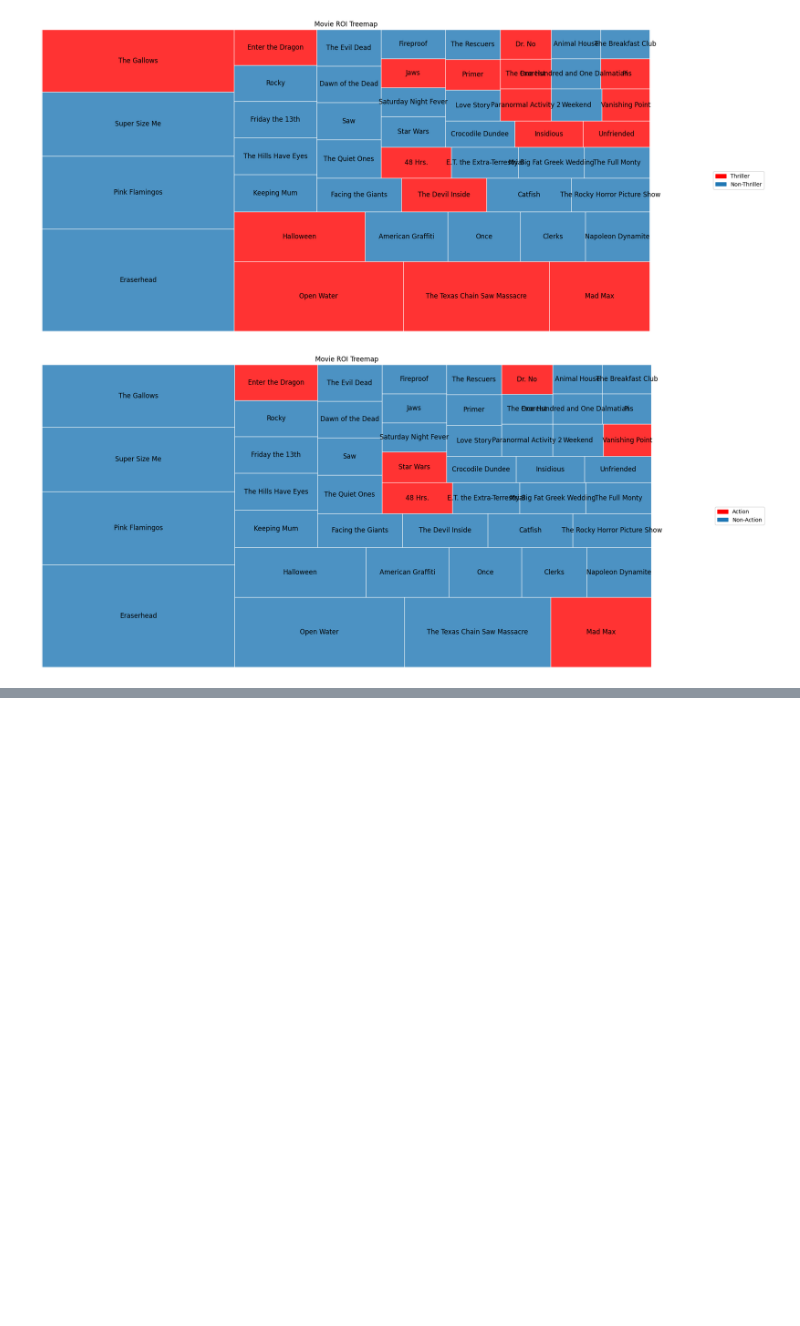
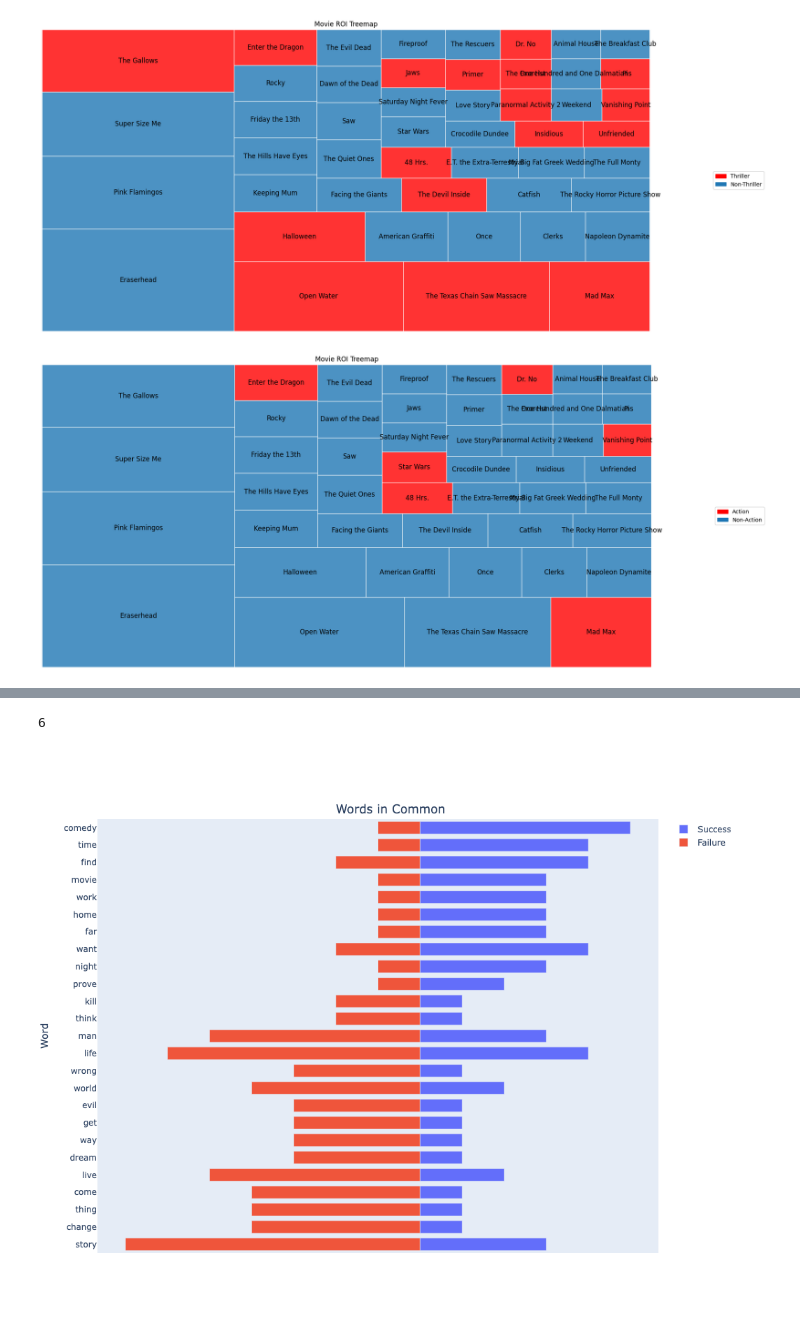
Before and after one commit to canxiu-zhang/ML_YUniv, a Jupyter notebook: ml_1010/ind_projects/ind1_Movie_ROI_visulization.ipynb, the cells around one changed output, grey strips where cells are left out. Cells and saved outputs as stored; diff of their text form; code cells hidden in the pictures; blank space fills up the shorter version.

```diff
--- a/ml_1010/ind_projects/ind1_Movie_ROI_visulization.ipynb
+++ b/ml_1010/ind_projects/ind1_Movie_ROI_visulization.ipynb
@@ -529,0 +733,4 @@ ax.axis('off')
+# %%
+print('before filter: ', len(df))
+df_filtered = df_filtered[df_filtered['revenue_adj'].apply(lambda x: x > 0)]
+print('after filter: ', len(df_filtered))
@@ -529,0 +740,4 @@ ax.axis('off')
+# %%
+top = df_filtered.sort_values('roi', ascending=False).head(100)
+bottom = df_filtered.sort_values('roi', ascending=True).head(100)
+top[['tagline', 'roi']][:10]
@@ -529,0 +772,12 @@ ax.axis('off')
+# %%
+from collections import Counter
+import ast
+
+success_tagline_words = [word for tagline in top['tagline'].apply(ast.literal_eval) for word in tagline]
+sucess_tagline_word_count = Counter(success_tagline_words)
+
+failure_tagline_words = [word for tagline in bottom['tagline'].apply(ast.literal_eval) for word in tagline]
+failure_tagline_word_count = Counter(failure_tagline_words)
+# %%
+common = list(set(success_tagline_words).intersection(failure_tagline_words))
+len(common)
@@ -529,0 +790,59 @@ ax.axis('off')
+# %%
+failure_tagline_word_count['love']
+# %% [output]
+6
+# %%
+import pandas as pd
+import plotly.graph_objects as go
+
+common_word_count_success = [sucess_tagline_word_count[word] for word in common_words]
+common_word_count_failure = [failure_tagline_word_count[word] for word in common_words]
+
+all_clean = {'Success': common_word_count_success, 'Failure': common_word_count_failure}
+all_clean = pd.DataFrame(all_clean, index=common)
+
+# filter words where LUKE and THREEPIO count > 0
+common_words = all_clean[(all_clean['Success'] > 0) & (all_clean['Failure'] > 0)]
+
+# add a column to calculate the difference
+common_words['difference'] = abs(common_words['Success'] - common_words['Failure'])
+
+# sort the dataframe by the difference in descending order
+common_words = common_words.sort_values('difference', ascending=False)
+
+# select top 25 words
+common_words_25 = common_words.head(26)[1:]
+# common_words_25 = common_words
+
+# create traces for pyramid plot
+trace1 = go.Bar(x=common_words_25['Success'], y=common_words_25.index.tolist(),
+                name='Success', orientation='h')
+                # text = [f'{common_words_25.loc[i].Success}, {i}' for i in common_words_25.index],
+                # hoverinfo='text')
+
+trace2 = go.Bar(x=[-x for x in common_words_25['Failure']], y=common_words_25.index.tolist(),
+                name='Failure', orientation='h')
+                # , text = [f'{common_words_25.loc[i].Failure}, {i}' for i in common_words_25.index],
+                # hoverinfo='text')
+
+# create layout for pyramid plot
+layout = go.Layout(barmode='relative', title='Words in Common',
+                   xaxis=dict(title='', showgrid=False, zeroline=False, showticklabels=False),
+                   yaxis=dict(title='Word', showgrid=False, zeroline=False, categoryorder='total descending'),
+                  width=800, height=800)
+
+# create the figure and plot
+fig = go.Figure(data=[trace1, trace2], layout=layout)
+fig.update_layout(
+    title={
+        'text': "Words in Common",
+        'y':0.9,
+        'x':0.5,
+        'xanchor': 'center',
+        'yanchor': 'top'},
+    bargap=0.2,
+    bargroupgap=0.1)
+fig.update_yaxes(categoryorder='total ascending')
+fig.show()
+# %% [output]
+[figure, added]
```
Also changed, not shown: parts of 38 cells of this notebook.
